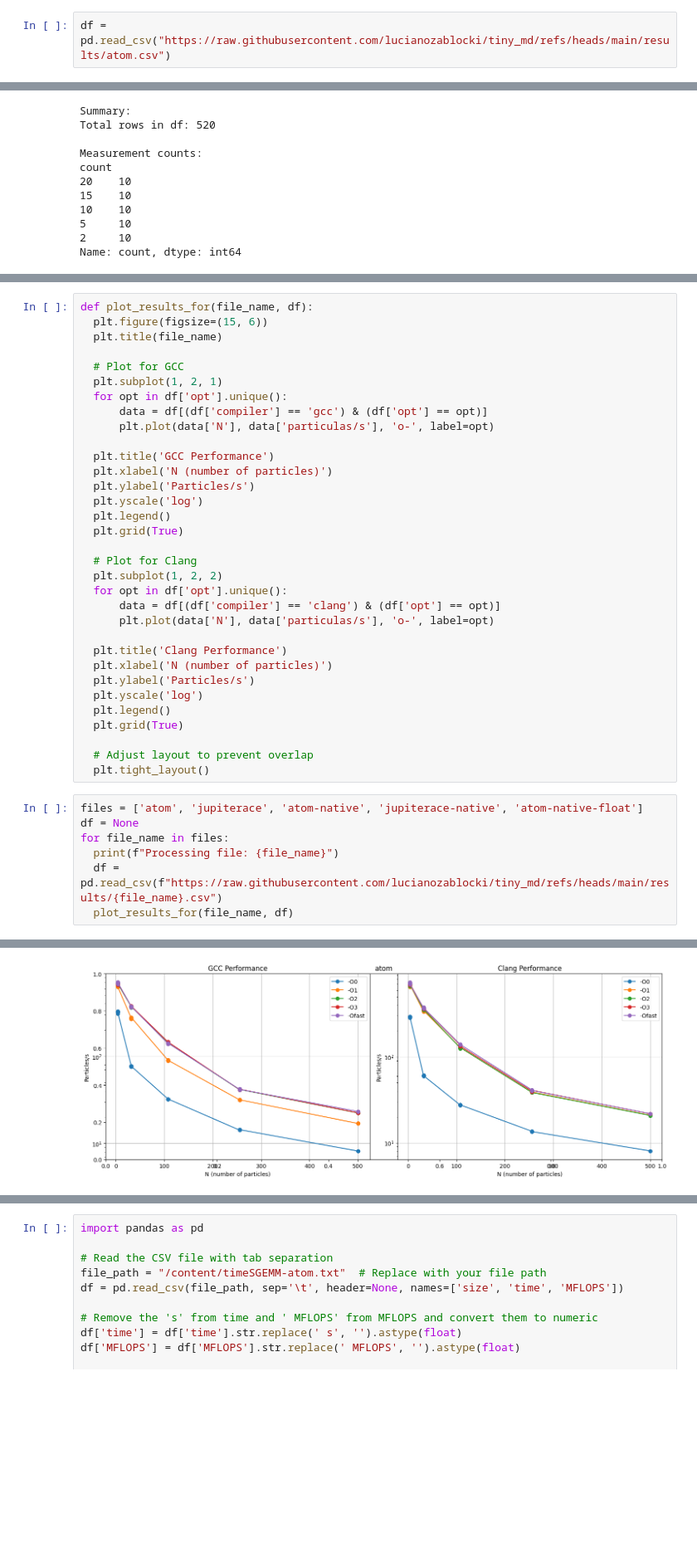
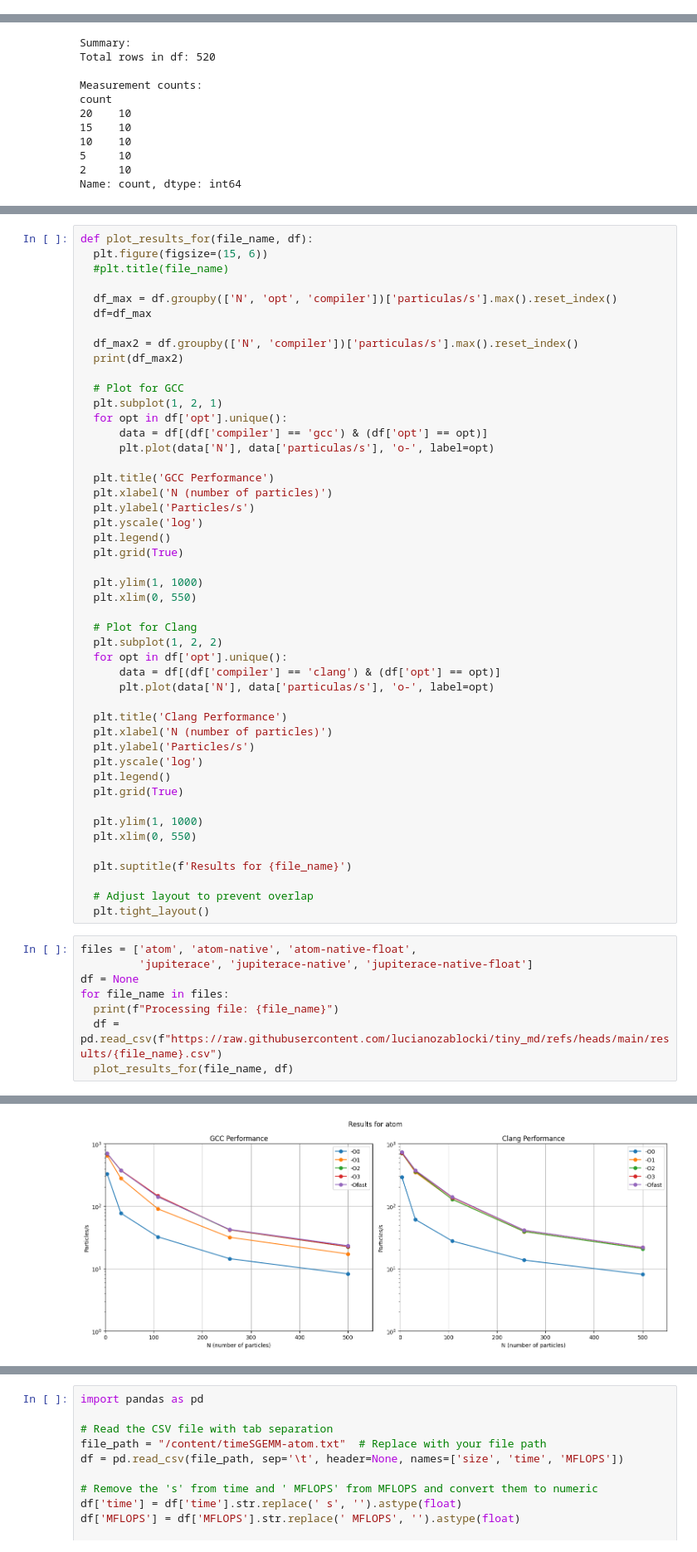
Before and after one commit to lucianozablocki/tiny_md, a Jupyter notebook: cp_lab1.ipynb, the cells around one changed output, grey strips where cells are left out. Shown at 83% size. Drawn from its saved outputs; the diff is of its cells as text; blank space fills up the shorter version.

```diff
--- a/cp_lab1.ipynb
+++ b/cp_lab1.ipynb
@@ -3,5 +3,3 @@
 # %%
 import pandas as pd
 import matplotlib.pyplot as plt
-# %%
-df = pd.read_csv("https://raw.githubusercontent.com/lucianozablocki/tiny_md/refs/heads/main/results/atom.csv")
@@ -96,7 +54,13 @@ df=df_max
 # %%
 def plot_results_for(file_name, df):
   plt.figure(figsize=(15, 6))
-  plt.title(file_name)
+  #plt.title(file_name)
+
+  df_max = df.groupby(['N', 'opt', 'compiler'])['particulas/s'].max().reset_index()
+  df=df_max
+
+  df_max2 = df.groupby(['N', 'compiler'])['particulas/s'].max().reset_index()
+  print(df_max2)
 
   # Plot for GCC
   plt.subplot(1, 2, 1)
@@ -111,6 +75,9 @@ def plot_results_for(file_name, df):
   plt.legend()
   plt.grid(True)
 
+  plt.ylim(1, 1000)
+  plt.xlim(0, 550)
+
   # Plot for Clang
   plt.subplot(1, 2, 2)
   for opt in df['opt'].unique():
@@ -124,10 +91,16 @@ def plot_results_for(file_name, df):
   plt.legend()
   plt.grid(True)
 
+  plt.ylim(1, 1000)
+  plt.xlim(0, 550)
+
+  plt.suptitle(f'Results for {file_name}')
+
   # Adjust layout to prevent overlap
   plt.tight_layout()
 # %%
-files = ['atom', 'jupiterace', 'atom-native', 'jupiterace-native', 'atom-native-float']
+files = ['atom', 'atom-native', 'atom-native-float',
+         'jupiterace', 'jupiterace-native', 'jupiterace-native-float']
 df = None
 for file_name in files:
   print(f"Processing file: {file_name}")
@@ -142 +127 @@ Processing file: atom-native-float
-[figure, old version]
+[figure, new version]
```
Also changed, not shown: parts of 7 cells of this notebook.
